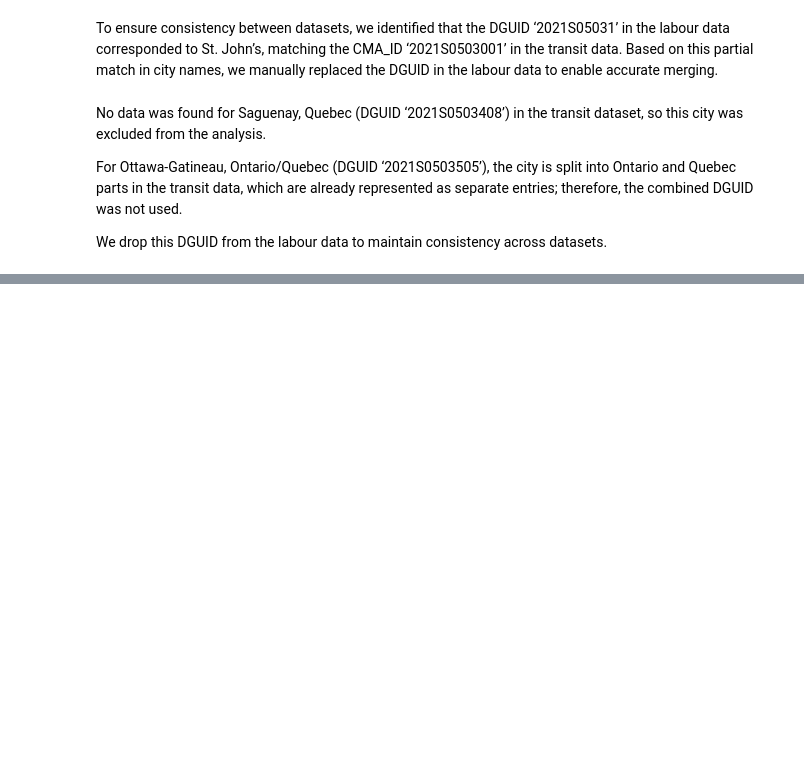
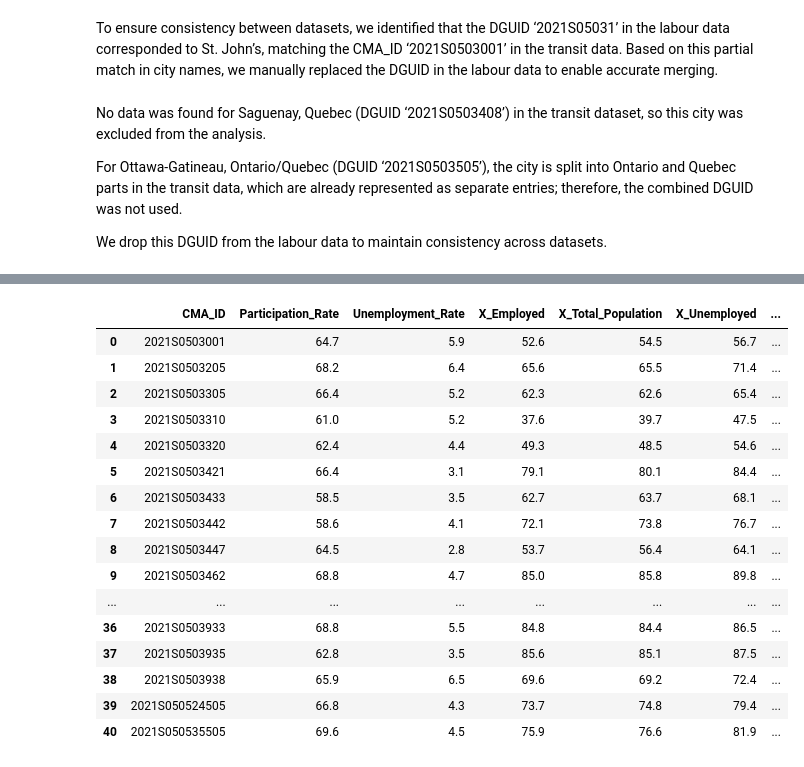
Before and after one commit to arusansurendiran/CanadianAccessibilityEmployment, a Jupyter notebook: project.ipynb, the cells around one changed output, grey strips where cells are left out. Saved outputs shown, nothing was run; the diff lists cells and outputs as text; code cells hidden in the pictures; blank space fills up the shorter version.

```diff
--- a/project.ipynb
+++ b/project.ipynb
@@ -103,6 +145,5 @@ transit_data['CMA'] = transit_data['CMA'].str.replace(", Census metropolitan are
 # %%
 import pandas as pd
 
-
-parquet_path = "data/01-raw_data/labour_rates.parquet"
+parquet_path = "data/01-raw_data/labour_rates2.parquet"
 labour_data = pd.read_parquet(parquet_path)
@@ -212,0 +275,3 @@ CMA_IDs/DGUIDs present in both datasets:
+# %%
+parquet_path = "data/01-raw_data/commute_times.parquet"
+commute_data = pd.read_parquet(parquet_path)
@@ -212,0 +725,15 @@ CMA_IDs/DGUIDs present in both datasets:
+# %%
+
+# --- 3. Prepare COMMUTE TIME DATA (X2) ---
+
+print("--- 3. Preparing Commute Time Metric (X_Transit_Time) ---")
+
+# Filter for Average Commuting Duration for Public Transit
+commute_pivoted = commute_data[
+    (commute_data['Commute_Mode'] == 'Public transit') &
+    (commute_data['Commute_Duration'] == 'Average commuting duration (in minutes)')
+].pivot(index='CMA_ID', columns='Commute_Duration', values='Commute_Value').reset_index()
+
+# Rename column
+commute_pivoted.rename(columns={'Average commuting duration (in minutes)': 'X_Transit_Time'}, inplace=True)
+commute_pivoted
@@ -212,0 +759,19 @@ CMA_IDs/DGUIDs present in both datasets:
+# %%
+
+# --- 4. MERGE ALL DATASETS ---
+
+print("--- 4. Merging DataFrames ---")
+
+# Merge Labour and Transit data
+final_model_data = pd.merge(labour_pivoted, transit_pivoted, on='CMA_ID', how='inner')
+# Merge Commute data
+final_model_data = pd.merge(final_model_data, commute_pivoted, on='CMA_ID', how='inner')
+
+# Ensure all columns are numeric and drop rows with any missing values for a clean regression
+numeric_cols = ['Unemployment_Rate', 'Participation_Rate', 'X_Employed', 'X_Unemployed', 'X_Transit_Time', 'X_Total_Population']
+for col in numeric_cols:
+    final_model_data[col] = pd.to_numeric(final_model_data[col], errors='coerce')
+
+final_model_data = final_model_data.dropna(subset=numeric_cols)
+
+print(f"\nTotal CMAs ready for Regression: {len(final_model_data)}")
@@ -212,0 +835,20 @@ CMA_IDs/DGUIDs present in both datasets:
+# %%
+final_model_data
+# %% [output]
+|  | CMA_ID | Participation_Rate | Unemployment_Rate | X_Employed | X_Total_Population | X_Unemployed | ... |
+| 0 | 2021S0503001 | 64.7 | 5.9 | 52.6 | 54.5 | 56.7 | ... |
+| 1 | 2021S0503205 | 68.2 | 6.4 | 65.6 | 65.5 | 71.4 | ... |
+| 2 | 2021S0503305 | 66.4 | 5.2 | 62.3 | 62.6 | 65.4 | ... |
+| 3 | 2021S0503310 | 61.0 | 5.2 | 37.6 | 39.7 | 47.5 | ... |
+| 4 | 2021S0503320 | 62.4 | 4.4 | 49.3 | 48.5 | 54.6 | ... |
+| 5 | 2021S0503421 | 66.4 | 3.1 | 79.1 | 80.1 | 84.4 | ... |
+| 6 | 2021S0503433 | 58.5 | 3.5 | 62.7 | 63.7 | 68.1 | ... |
+| 7 | 2021S0503442 | 58.6 | 4.1 | 72.1 | 73.8 | 76.7 | ... |
+| 8 | 2021S0503447 | 64.5 | 2.8 | 53.7 | 56.4 | 64.1 | ... |
+| 9 | 2021S0503462 | 68.8 | 4.7 | 85.0 | 85.8 | 89.8 | ... |
+| ... | ... | ... | ... | ... | ... | ... | ... |
+| 36 | 2021S0503933 | 68.8 | 5.5 | 84.8 | 84.4 | 86.5 | ... |
+| 37 | 2021S0503935 | 62.8 | 3.5 | 85.6 | 85.1 | 87.5 | ... |
+| 38 | 2021S0503938 | 65.9 | 6.5 | 69.6 | 69.2 | 72.4 | ... |
+| 39 | 2021S050524505 | 66.8 | 4.3 | 73.7 | 74.8 | 79.4 | ... |
+| 40 | 2021S050535505 | 69.6 | 4.5 | 75.9 | 76.6 | 81.9 | ... |
```
Also changed, not shown: parts of 43 cells of this notebook.
